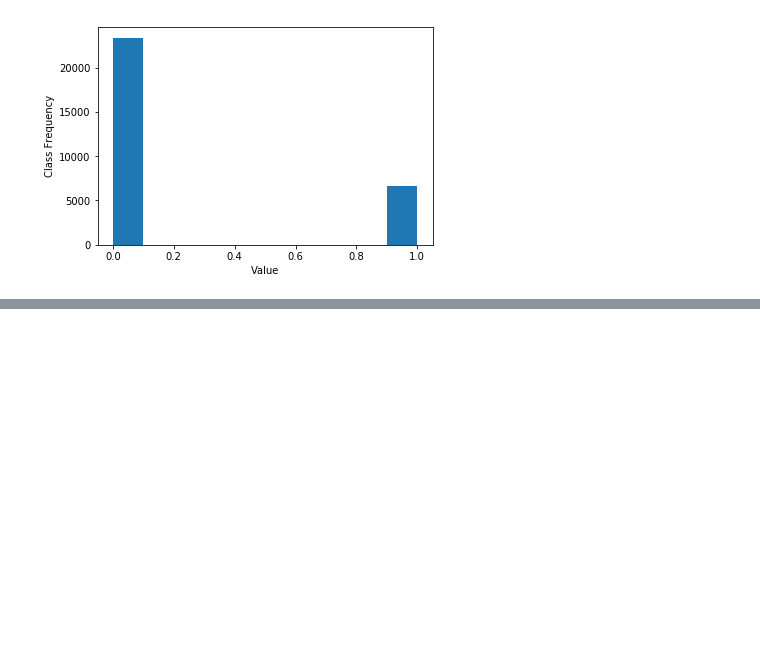
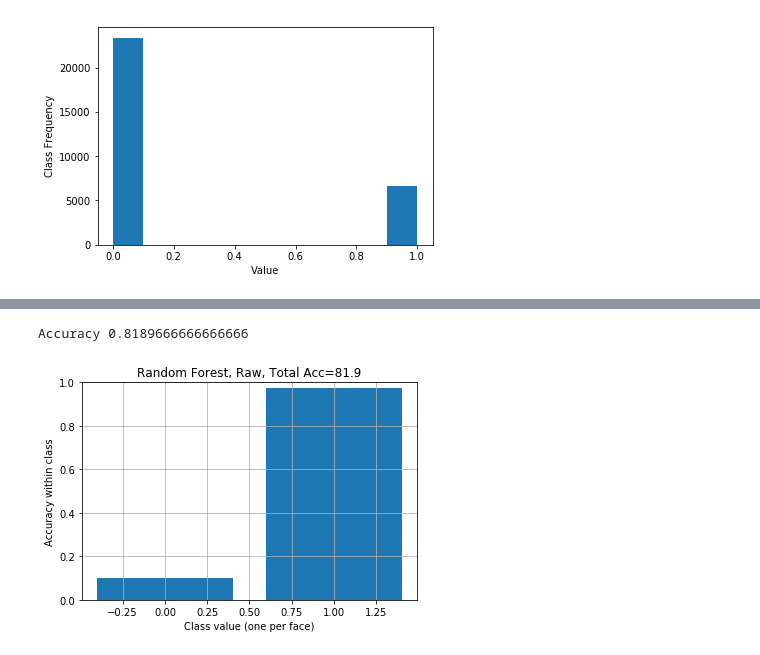
Before and after one commit to davxdan/DataMiningGroupProjects, a Jupyter notebook: Lab 2/Dan/dan.ipynb, the cells around one changed output, grey strips where cells are left out. Cells and saved outputs as stored; diff of their text form; code cells hidden in the pictures; blank space fills up the shorter version.

```diff
--- a/Lab 2/Dan/dan.ipynb
+++ b/Lab 2/Dan/dan.ipynb
@@ -240,0 +256,3 @@ Wall time: 38 s
+# %%
+dfsub['College'] = np.where(dfsub['EDUCATION']<3, 1, 0)
+print(dfsub[0:50])
@@ -240,0 +277,27 @@ Wall time: 38 s
+# %%
+%%time
+# create variables we are more familiar with
+if 'College' in dfsub:
+    y = dfsub['College'].values
+    del dfsub['College']
+    del dfsub['EDUCATION']
+    X = dfsub.values
+    yhat = np.zeros(y.shape) # we will fill this with predictions
+
+cv = StratifiedKFold(n_splits=10)
+scl = StandardScaler()
+X = scl.fit_transform(X)
+
+clf = RandomForestClassifier(max_depth=50, n_estimators=200, n_jobs=-1, oob_score=True)
+
+# now iterate through and get predictions, saved to the correct row in yhat
+for train, test in cv.split(X,y):
+    clf.fit(X[train],y[train])
+    yhat[test] = clf.predict(X[test])
+
+total_accuracy = mt.accuracy_score(y, yhat)
+print ('Accuracy', total_accuracy)
+plot_class_acc(y,yhat,title="Random Forest, Raw")
+# %% [output]
+Accuracy 0.8189666666666666
+[figure, added]
```
Also changed, not shown: parts of 22 cells of this notebook.
